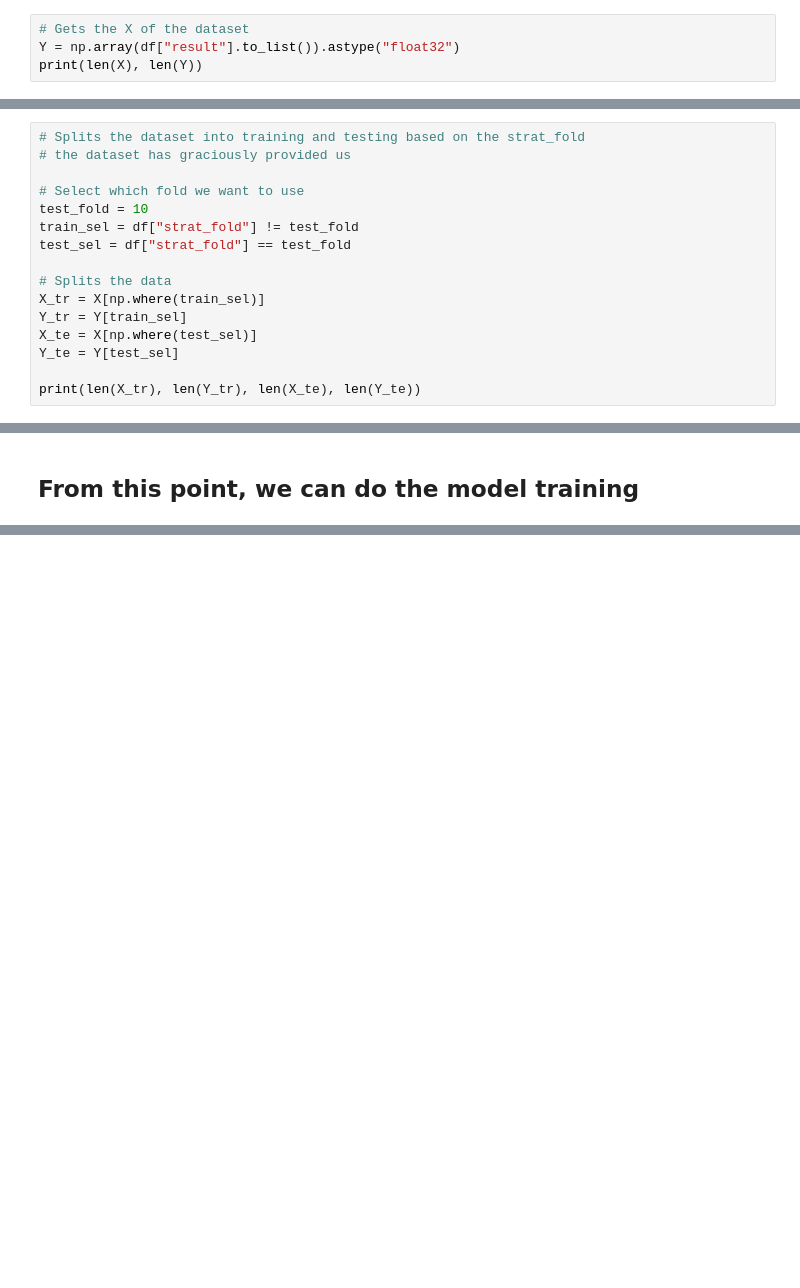
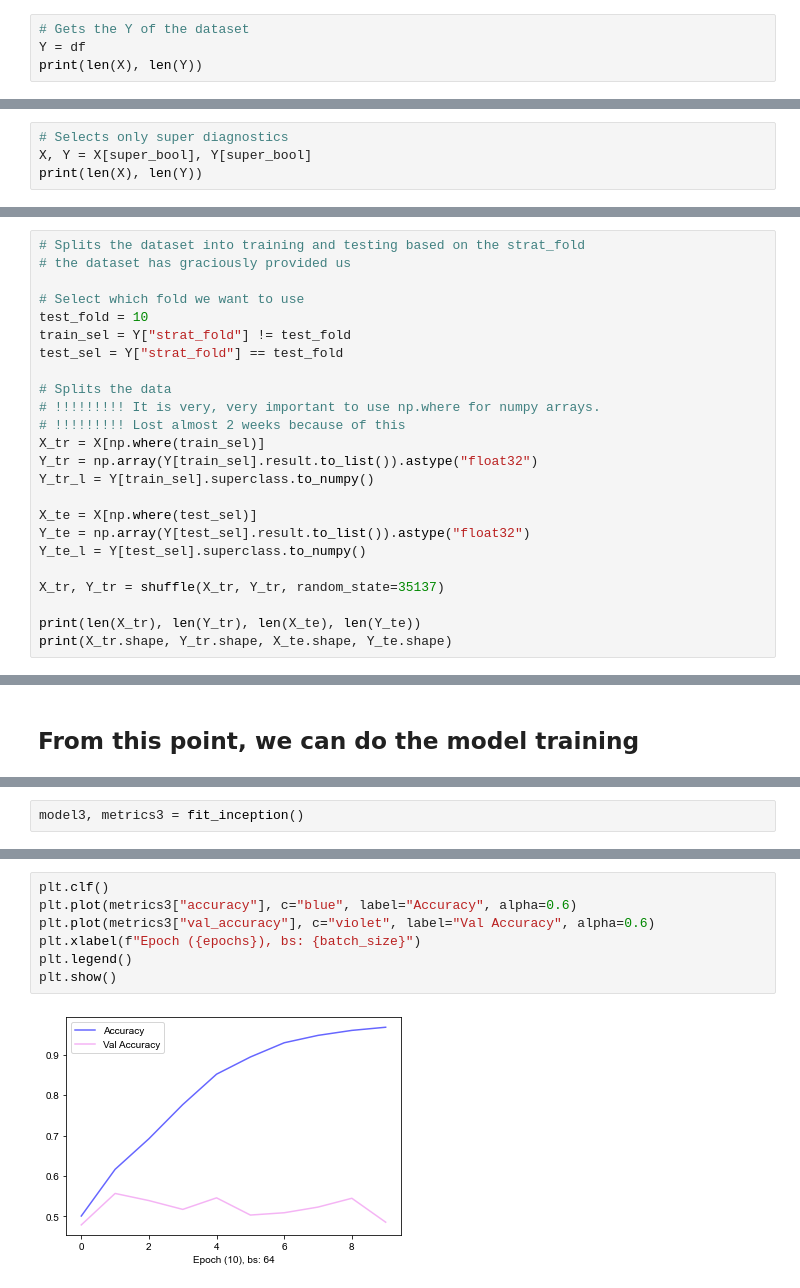
Before and after one commit to bentlyedyson/HEARTY-HEARTY, a Jupyter notebook: datascience/model.ipynb, the cells around one changed output, grey strips where cells are left out. Drawn from its saved outputs; the diff is of its cells as text; blank space fills up the shorter version.

```diff
--- a/datascience/model.ipynb
+++ b/datascience/model.ipynb
@@ -116,6 +240,10 @@ df.head()
 # %%
-# Gets the X of the dataset
-Y = np.array(df["result"].to_list()).astype("float32")
+# Gets the Y of the dataset
+Y = df
 print(len(X), len(Y))
 # %% [output]
 21837 21837
+# %%
+# Selects only super diagnostics
+X, Y = X[super_bool], Y[super_bool]
+print(len(X), len(Y))
@@ -125,14 +255,22 @@ print(len(X), len(Y))
 
 # Select which fold we want to use
 test_fold = 10
-train_sel = df["strat_fold"] != test_fold
-test_sel = df["strat_fold"] == test_fold
+train_sel = Y["strat_fold"] != test_fold
+test_sel = Y["strat_fold"] == test_fold
 
 # Splits the data
+# !!!!!!!!! It is very, very important to use np.where for numpy arrays.
+# !!!!!!!!! Lost almost 2 weeks because of this
 X_tr = X[np.where(train_sel)]
-Y_tr = Y[train_sel]
+Y_tr = np.array(Y[train_sel].result.to_list()).astype("float32")
+Y_tr_l = Y[train_sel].superclass.to_numpy()
+
 X_te = X[np.where(test_sel)]
-Y_te = Y[test_sel]
+Y_te = np.array(Y[test_sel].result.to_list()).astype("float32")
+Y_te_l = Y[test_sel].superclass.to_numpy()
+
+X_tr, Y_tr = shuffle(X_tr, Y_tr, random_state=35137)
 
 print(len(X_tr), len(Y_tr), len(X_te), len(Y_te))
+print(X_tr.shape, Y_tr.shape, X_te.shape, Y_te.shape)
 # %% [output]
@@ -205,0 +400,2 @@ def fit_boss_ens():
+# %%
+model3, metrics3 = fit_inception()
@@ -206 +434,10 @@ def fit_boss_ens():
+# %%
+plt.clf()
+plt.plot(metrics3["accuracy"], c="blue", label="Accuracy", alpha=0.6)
+plt.plot(metrics3["val_accuracy"], c="violet", label="Val Accuracy", alpha=0.6)
+plt.xlabel(f"Epoch ({epochs}), bs: {batch_size}")
+plt.legend()
+plt.show()
+# %% [output]
+[figure, added]
 # %%
```
Also changed, not shown: parts of 25 cells of this notebook, 2 other files.
